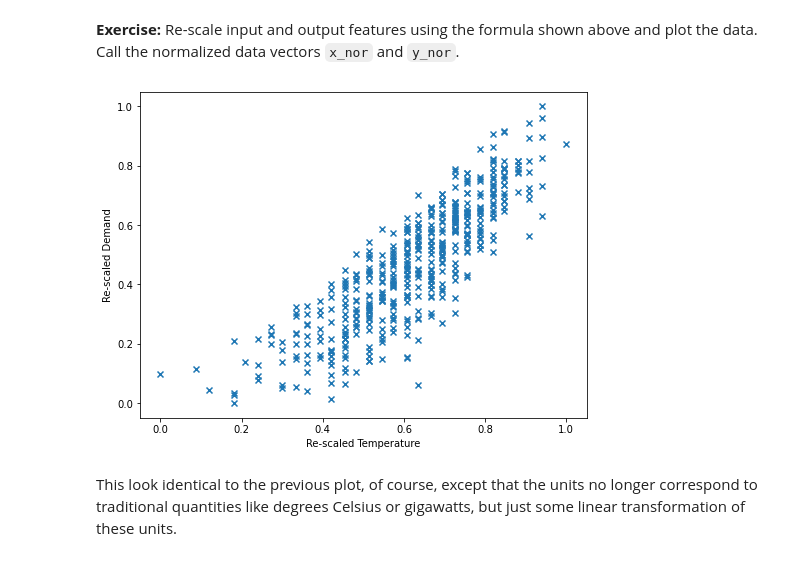
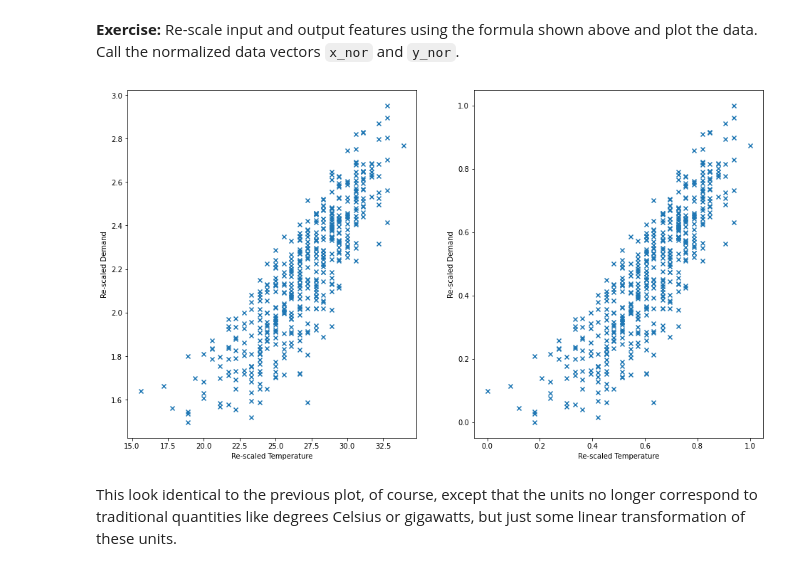
Before and after one commit to IS3UniCologne/DSML_2021, a Jupyter notebook: 03_Workshops/DSML_WS_07_MLIntro/DSML_WS_07_MLIntro.ipynb, the cells around one changed output. Drawn from its saved outputs; the diff is of its cells as text; code cells hidden in the pictures.

```diff
--- a/03_Workshops/DSML_WS_07_MLIntro/DSML_WS_07_MLIntro.ipynb
+++ b/03_Workshops/DSML_WS_07_MLIntro/DSML_WS_07_MLIntro.ipynb
@@ -91,6 +91,8 @@ plt.show()
 # YOUR CODE HERE
 
 # create month feature
-
+df["Month"] = df["Date"].apply(lambda dt: dt.month)
 
 # create df_summer
+summer_month=[6,7,8]
+df_summer = df[df["Month"].isin(summer_month)==True]
@@ -183,14 +187,26 @@ and similarly for $\tilde{y}^{(i)}$.
+# %%
+# YOUR CODE HERE
+
+# 0-1 scaling: substract min, divide by range
+
+x_nor = (xp-min(xp))/(max(xp)-min(xp))
+
+y_nor = (yp-min(yp))/(max(yp)-min(yp))
 # %%
 # set up plot
-fig, ax = plt.subplots(figsize = (8,6))
+fig, axes = plt.subplots(1,2,figsize = (16,9))
 
-ax.scatter(x_nor, y_nor, marker = 'x')
-ax.set_xlabel("Re-scaled Temperature")
-ax.set_ylabel("Re-scaled Demand")
+axes[0].scatter(xp, yp, marker='x')
+axes[0].set_xlabel("Re-scaled Temperature")
+axes[0].set_ylabel("Re-scaled Demand")
+
+axes[1].scatter(x_nor, y_nor, marker = 'x')
+axes[1].set_xlabel("Re-scaled Temperature")
+axes[1].set_ylabel("Re-scaled Demand")
 
 plt.show()
 # %% [output]
-[figure, old version]
+[figure, new version]
 # %% [markdown]
 This look identical to the previous plot, of course, except that the units no longer correspond to traditional quantities like degrees Celsius or gigawatts, but just some linear transformation of these units.
 # %% [markdown]
```
Also changed, not shown: parts of 16 cells of this notebook.
